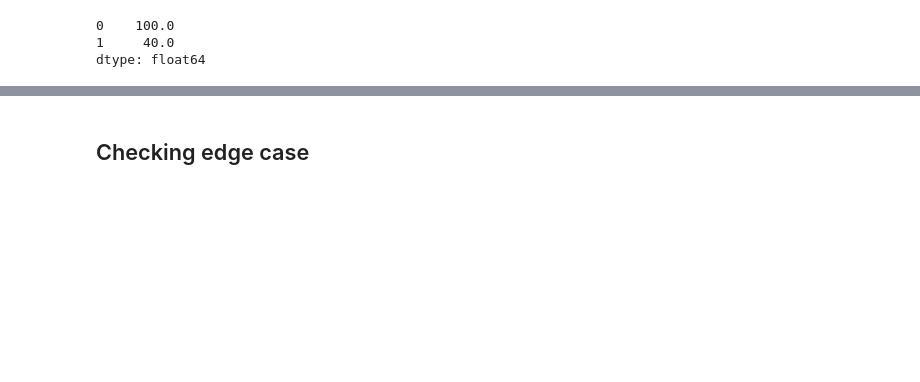
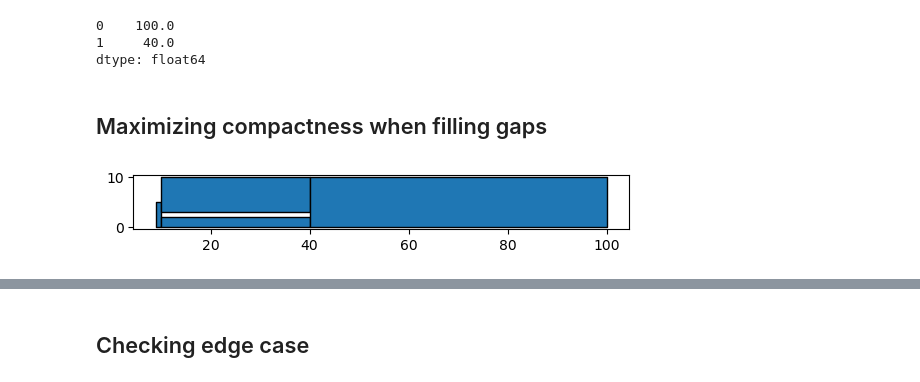
Before and after one commit to sjsrey/geoplanar, a Jupyter notebook: notebooks/gaps.ipynb, the cells around one changed output, grey strips where cells are left out. Drawn from its saved outputs; the diff is of its cells as text; code cells hidden in the pictures; blank space fills up the shorter version.

Commit message:
DOC: Add example for gap filling with compactness

```diff
--- a/notebooks/gaps.ipynb
+++ b/notebooks/gaps.ipynb
@@ -65,3 +65,14 @@ geoplanar.fill_gaps(gdf, largest=False).area
 0    100.0
 1     40.0
 dtype: float64
+# %% [markdown]
+## Maximizing compactness when filling gaps
+# %%
+p1 = box(9,0,10,5)
+p2 = box(10,0, 40,2)
+p3 = box(10,3, 40,10)
+p4 = box(40,0, 100, 10)
+gdf = geopandas.GeoDataFrame(geometry=[p1,p2, p3, p4])
+gdf.plot(edgecolor='k');
+# %% [output]
+[figure, added]
```
Also changed, not shown: parts of 35 cells of this notebook.
